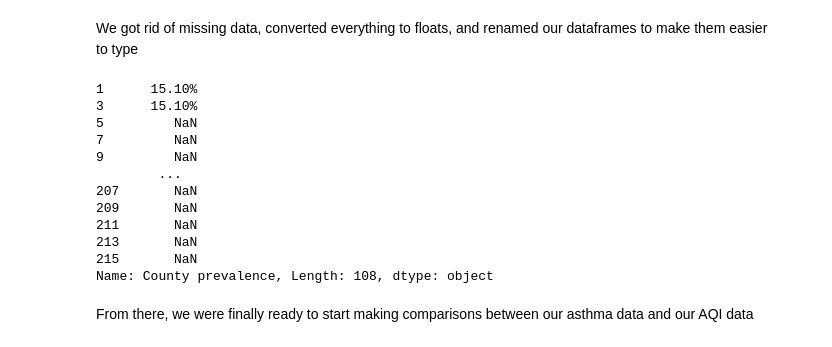
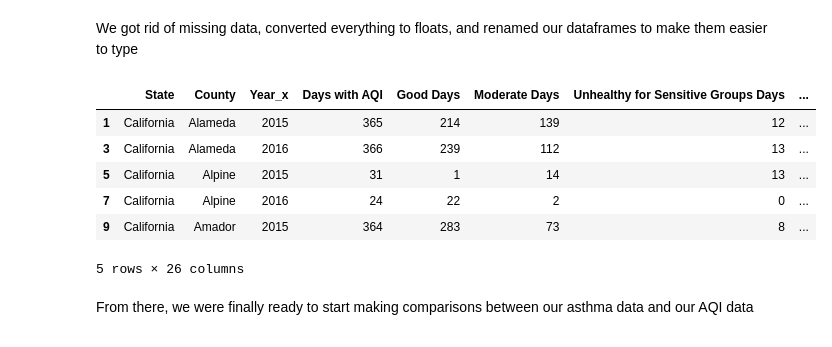
Before and after one commit to ENVS110a-SP23/group5-project, a Jupyter notebook: DataVisualization.ipynb, the cells around one changed output. Drawn from its saved outputs; the diff is of its cells as text; code cells hidden in the pictures.

```diff
--- a/DataVisualization.ipynb
+++ b/DataVisualization.ipynb
@@ -9,9 +9,9 @@ import pandas as pd
 
 import scipy.stats as stats
 
-asthma = pd.read_csv('/Users/delre/group5-project/Datasets/California_Asthma_Data_ADA.csv', header = 4)
-aqi2015 = pd.read_csv('/Users/delre/group5-project/Datasets/annual_aqi_by_county_2015.csv')
-aqi2016 = pd.read_csv('/Users/delre/group5-project/Datasets/annual_aqi_by_county_2016.csv')
+asthma = pd.read_csv('../group5-project/Datasets/California_Asthma_Data_ADA.csv', header = 4)
+aqi2015 = pd.read_csv('../group5-project/Datasets/annual_aqi_by_county_2015.csv')
+aqi2016 = pd.read_csv('../group5-project/Datasets/annual_aqi_by_county_2016.csv')
 
 asthmalist = ['County', 'Year', 'Asthma measure', 'Comparison', 'Group',
        'County prevalence', 'County 95% confidence interval',
@@ -167,27 +167,32 @@ asthmaAQI_017_2015
 108 rows × 26 columns
 # %% [markdown]
 We got rid of missing data, converted everything to floats, and renamed our dataframes to make them easier to type
-# %%
-aa17 = asthmaAQI_017_2015.replace('Not available', np.NaN)
-aa18 = asthmaAQI_18up_2015.replace('Not available', np.NaN)
-aa04 = asthmaAQI_04_2015.replace('Not available', np.NaN)
-aa517 = asthmaAQI_517_2015.replace('Not available', np.NaN)
-aa18up = asthmaAQI_18up_2015.replace('Not available', np.NaN)
-aa1864 = asthmaAQI_1864_2015.replace('Not available', np.NaN)
-aa65up = asthmaAQI_65up_2015.replace('Not available', np.NaN)
-# %% [output]
-1      15.10%
-3      15.10%
-5         NaN
-7         NaN
-9         NaN
-        ...
-207       NaN
-209       NaN
-211       NaN
-213       NaN
-215       NaN
-Name: County prevalence, Length: 108, dtype: object
+# %%
+aa17 = asthmaAQI_017_2015.replace('Not available', np.NaN)
+aa18 = asthmaAQI_18up_2015.replace('Not available', np.NaN)
+aa04 = asthmaAQI_04_2015.replace('Not available', np.NaN)
+aa517 = asthmaAQI_517_2015.replace('Not available', np.NaN)
+aa18up = asthmaAQI_18up_2015.replace('Not available', np.NaN)
+aa1864 = asthmaAQI_1864_2015.replace('Not available', np.NaN)
+aa65up = asthmaAQI_65up_2015.replace('Not available', np.NaN)
+
+aa17['California prevalence'] = aa17['California prevalence'].apply(lambda x: np.nan if x in ['-'] else x[:-1]).astype(float)/100
+aa18['California prevalence'] = aa18['California prevalence'].apply(lambda x: np.nan if x in ['-'] else x[:-1]).astype(float)/100
+aa04['California prevalence'] = aa04['California prevalence'].apply(lambda x: np.nan if x in ['-'] else x[:-1]).astype(float)/100
+aa517['California prevalence'] = aa517['California prevalence'].apply(lambda x: np.nan if x in ['-'] else x[:-1]).astype(float)/100
+aa18up['California prevalence'] = aa18up['California prevalence'].apply(lambda x: np.nan if x in ['-'] else x[:-1]).astype(float)/100
+aa1864['California prevalence'] = aa1864['California prevalence'].apply(lambda x: np.nan if x in ['-'] else x[:-1]).astype(float)/100
+aa65up['California prevalence'] = aa65up['California prevalence'].apply(lambda x: np.nan if x in ['-'] else x[:-1]).astype(float)/100
+
+aa17.head()
+# %% [output]
+|  | State | County | Year_x | Days with AQI | Good Days | Moderate Days | Unhealthy for Sensitive Groups Days | ... |
+| 1 | California | Alameda | 2015 | 365 | 214 | 139 | 12 | ... |
+| 3 | California | Alameda | 2016 | 366 | 239 | 112 | 13 | ... |
+| 5 | California | Alpine | 2015 | 31 | 1 | 14 | 13 | ... |
+| 7 | California | Alpine | 2016 | 24 | 22 | 2 | 0 | ... |
+| 9 | California | Amador | 2015 | 364 | 283 | 73 | 8 | ... |
+5 rows × 26 columns
 # %% [markdown]
 From there, we were finally ready to start making comparisons between our asthma data and our AQI data
 # %%
```
Also changed, not shown: parts of 1 cell of this notebook.
